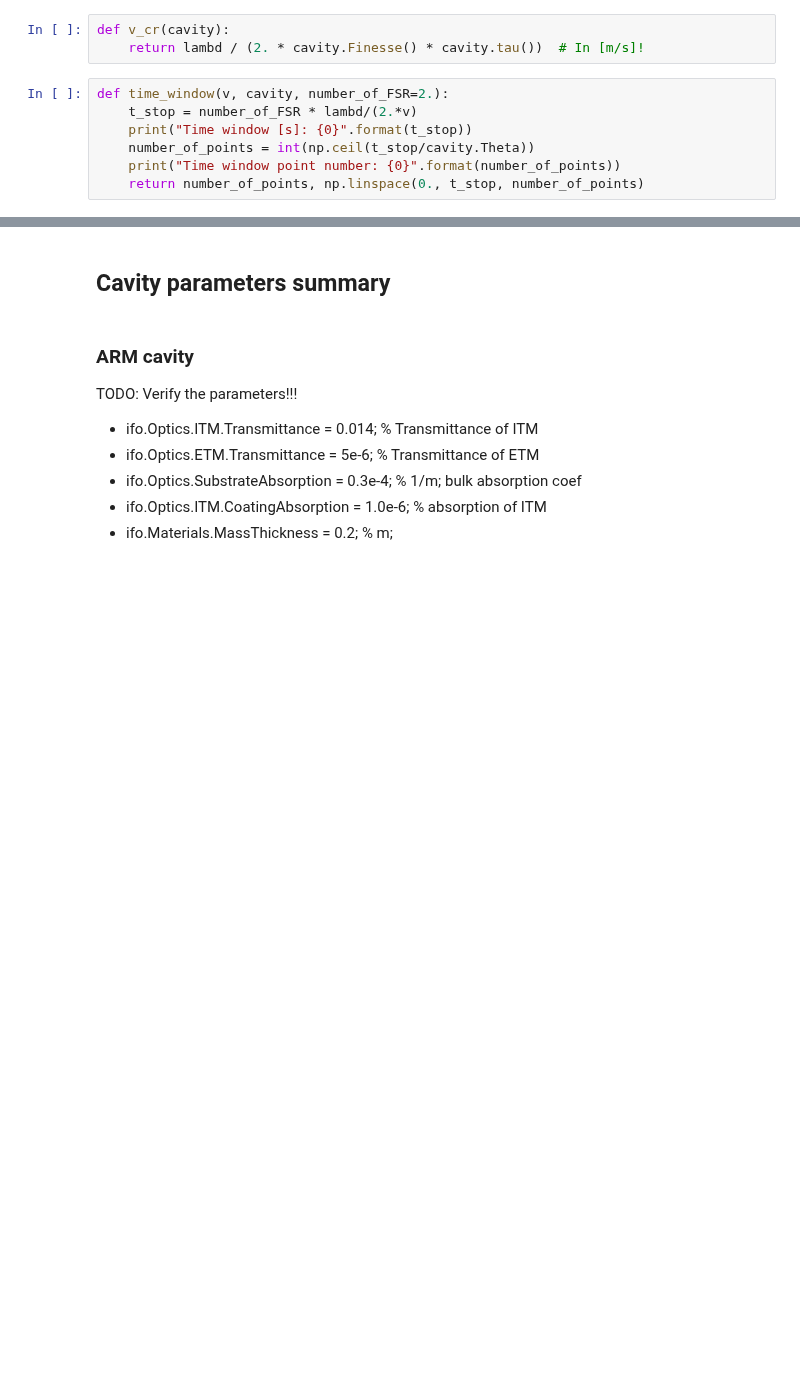
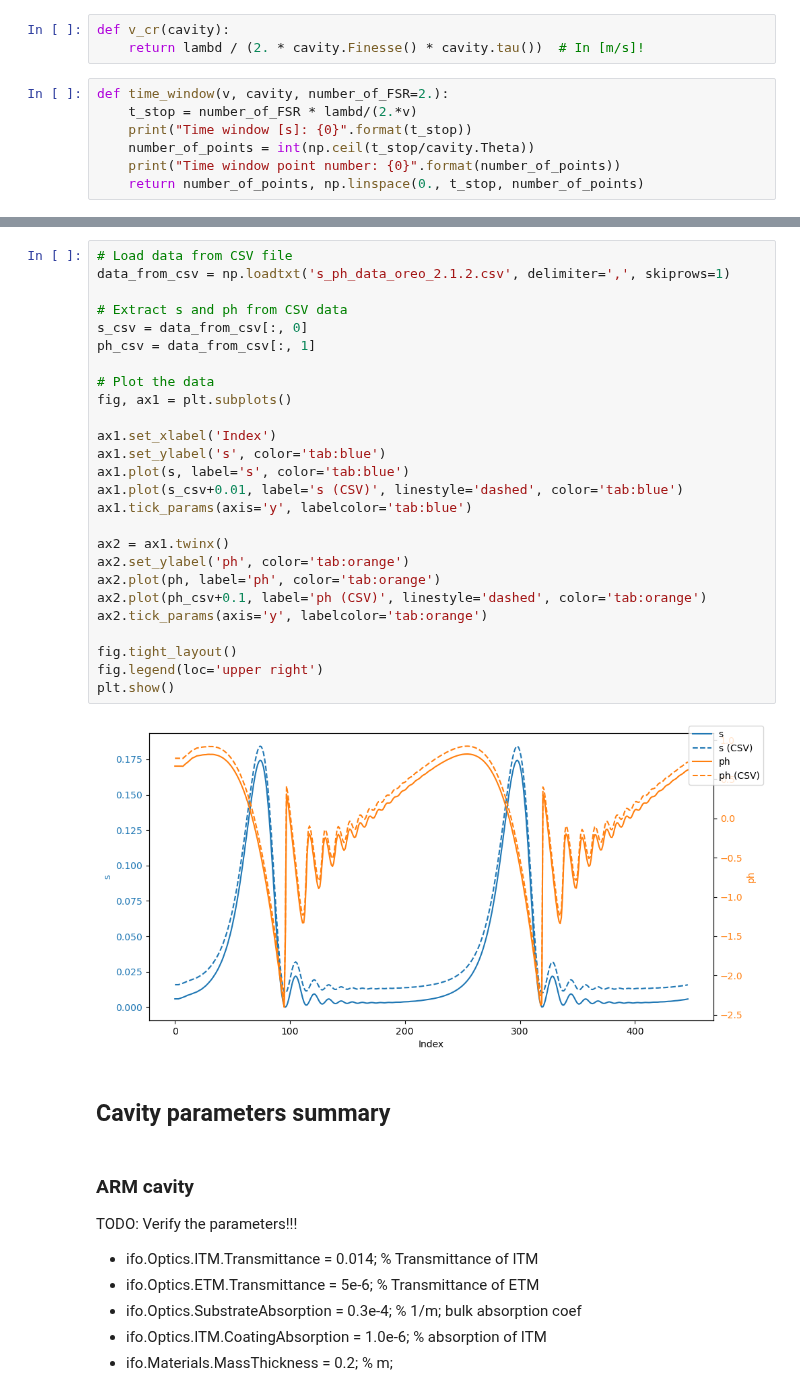
Before and after one commit to matib12/oreonspy, a Jupyter notebook: nb/FP cavity dynamics.ipynb, the cells around one changed output, grey strips where cells are left out. Drawn from its saved outputs; the diff is of its cells as text; blank space fills up the shorter version.

Commit message:
Bump version to 3.0.0 in pyproject.toml. In FP cavity dynamics added comparision with data from a CSV file.

```diff
--- a/nb/FP cavity dynamics.ipynb
+++ b/nb/FP cavity dynamics.ipynb
@@ -101,3 +131,31 @@ fig.legend()
+# %%
+# Load data from CSV file
+data_from_csv = np.loadtxt('s_ph_data_oreo_2.1.2.csv', delimiter=',', skiprows=1)
+
+# Extract s and ph from CSV data
+s_csv = data_from_csv[:, 0]
+ph_csv = data_from_csv[:, 1]
+
+# Plot the data
+fig, ax1 = plt.subplots()
+
+ax1.set_xlabel('Index')
+ax1.set_ylabel('s', color='tab:blue')
+ax1.plot(s, label='s', color='tab:blue')
+ax1.plot(s_csv+0.01, label='s (CSV)', linestyle='dashed', color='tab:blue')
+ax1.tick_params(axis='y', labelcolor='tab:blue')
+
+ax2 = ax1.twinx()
+ax2.set_ylabel('ph', color='tab:orange')
+ax2.plot(ph, label='ph', color='tab:orange')
+ax2.plot(ph_csv+0.1, label='ph (CSV)', linestyle='dashed', color='tab:orange')
+ax2.tick_params(axis='y', labelcolor='tab:orange')
+
+fig.tight_layout()
+fig.legend(loc='upper right')
+plt.show()
+# %% [output]
+[figure, added]
 # %% [markdown]
 ## Cavity parameters summary
 # %% [markdown]
```
Also changed, not shown: parts of 3 cells of this notebook, 1 other file.
